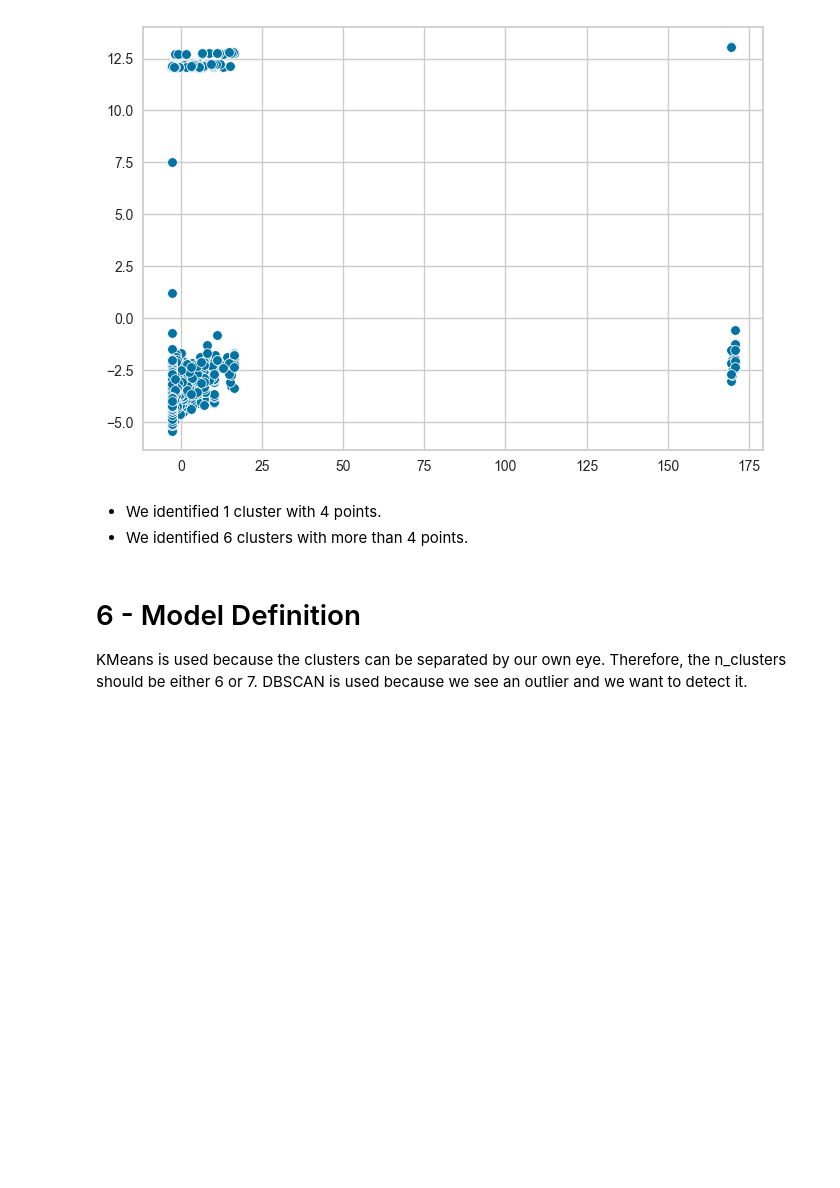
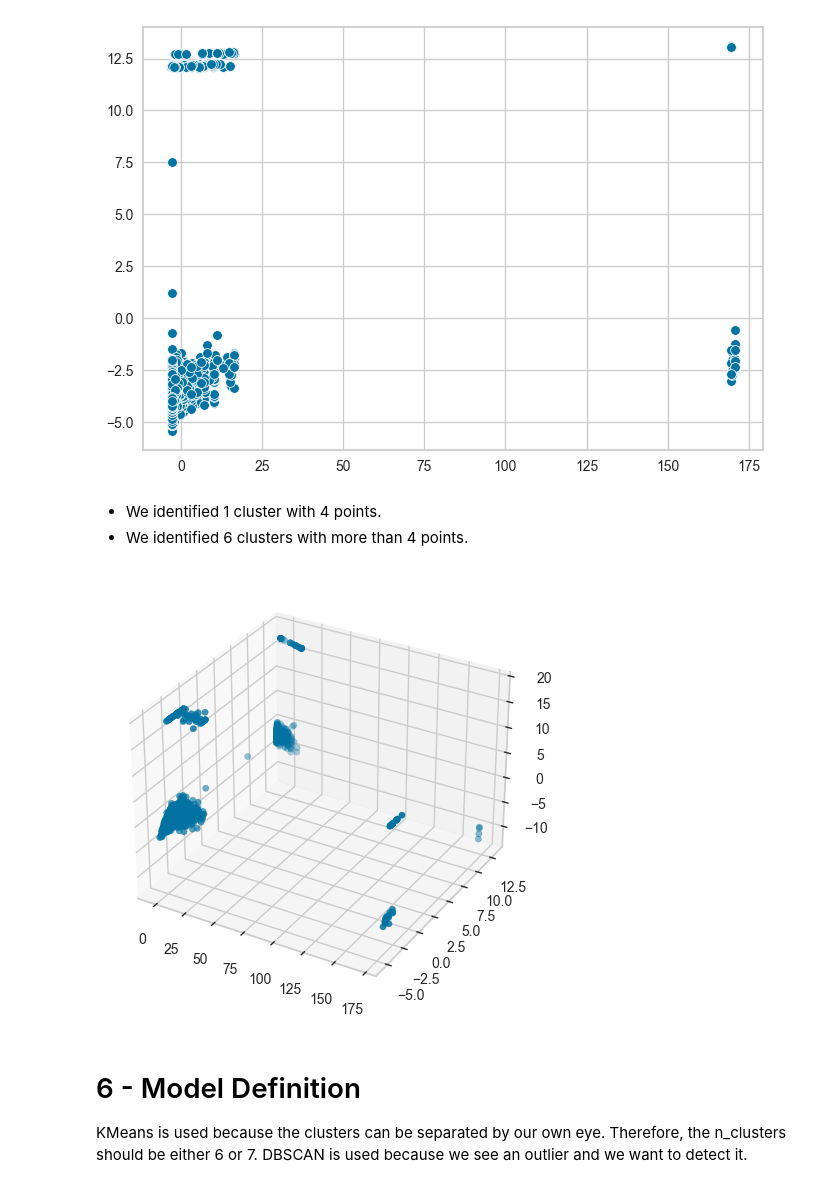
Before and after one commit to jasonrichdarmawan/p1-g4, a Jupyter notebook: h8dsft_P1G4_jason_rich_darmawan_onggo_putra.ipynb, the cells around one changed output. Saved outputs shown, nothing was run; the diff lists cells and outputs as text; code cells hidden in the pictures; blank space fills up the shorter version.

```diff
--- a/h8dsft_P1G4_jason_rich_darmawan_onggo_putra.ipynb
+++ b/h8dsft_P1G4_jason_rich_darmawan_onggo_putra.ipynb
@@ -450,3 +452,15 @@ dt.loc[dt['PURCHASES'] > 0, ['BALANCE', 'PURCHASES', 'ONEOFF_PURCHASES',
+# %%
+def plot_scatter3d(x, y, z, labels=None):
+    fig = plt.figure()
+    ax = fig.add_subplot(projection='3d')
+
+    cmap = ListedColormap(sns.color_palette("tab10").as_hex())
+
+    if labels is None:
+        ax.scatter(xs=x, ys=y, zs=z)
+    else:
+        sc = ax.scatter(xs=x, ys=y, zs=z, c=labels, cmap=cmap)
+        plt.legend(*sc.legend_elements(), bbox_to_anchor=(1.05, 1), loc=2)
 # %% [markdown]
 # 5 - Data Preprocessing
 # %%
@@ -598,15 +612,19 @@ isolate()
 # %%
 # PC1, PC2, PC3 visualization
 def isolate():
     X_train_final = composer.fit_transform(X=X_train)
     pca_data = PCA().fit_transform(X=X_train_final)
     x, y, z = pca_data[:,:3].T
 
-    fig = px.scatter_3d(x=x, y=y, z=z)
-    fig.update_traces(marker_size = 2)
-    fig.show()
+    plot_scatter3d(x=x, y=y, z=z)
+
+    # fig = px.scatter_3d(x=x, y=y, z=z)
+    # fig.update_traces(marker_size = 2)
+    # fig.show()
 
 isolate()
+# %% [output]
+[figure, added]
 # %%
 # Define the preprocessor
 preprocessor = Pipeline(steps=[
```
Also changed, not shown: parts of 15 cells of this notebook.
